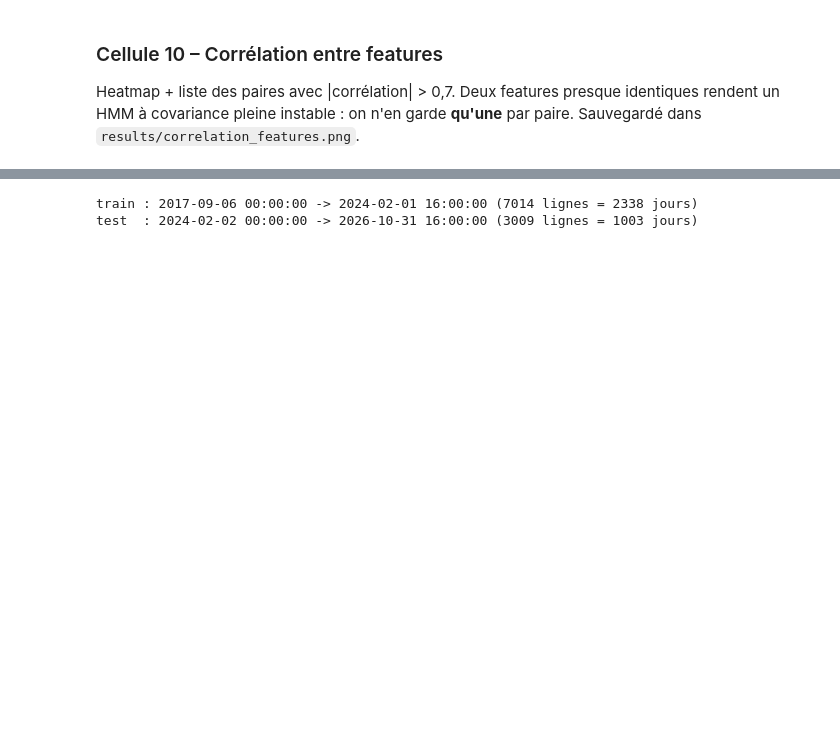
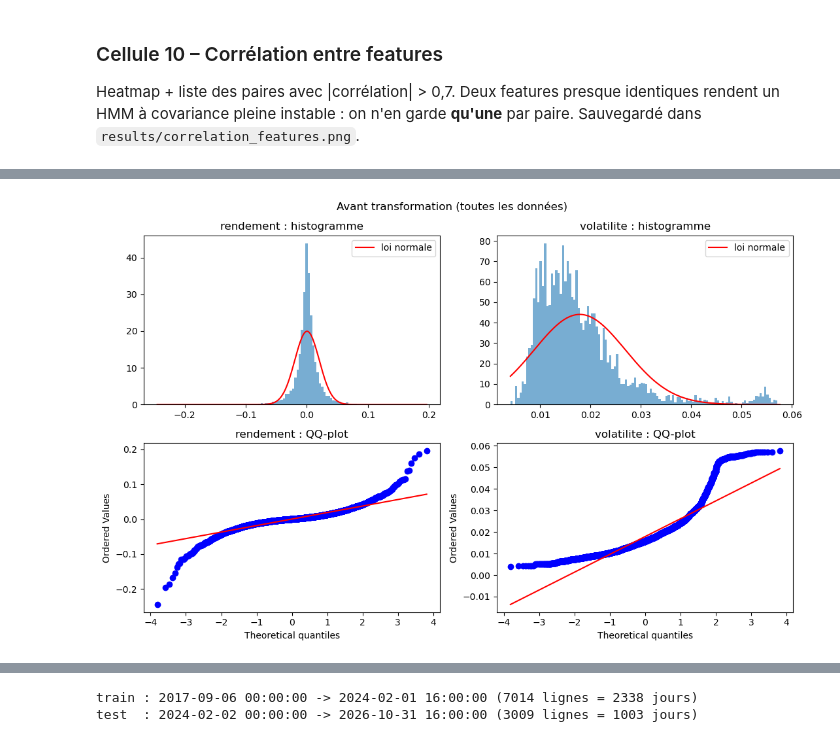
Before and after one commit to soulaimagarroury-sudo/projet-math-finance, a Jupyter notebook: notebooks/01_donnees.ipynb, the cells around one changed output, grey strips where cells are left out. Saved outputs shown, nothing was run; the diff lists cells and outputs as text; code cells hidden in the pictures; blank space fills up the shorter version.

```diff
--- a/notebooks/01_donnees.ipynb
+++ b/notebooks/01_donnees.ipynb
@@ -224,0 +317,16 @@ Paires avec |corr| > 0,7 : [('RSI', 'MACD_norm', np.float64(0.77))]
+# %%
+def graphe_normalite(D, titre, fichier):
+    """Histogramme + densité normale (ligne 1) et QQ-plot (ligne 2) pour chaque colonne de D."""
+    fig, axes = plt.subplots(2, D.shape[1], figsize=(5.5 * D.shape[1], 7), squeeze=False)
+    for j, c in enumerate(D.columns):
+        x = np.asarray(D[c], dtype=float)
+        g = np.linspace(x.min(), x.max(), 400)
+        axes[0, j].hist(x, bins=120, density=True, alpha=0.6)
+        axes[0, j].plot(g, stats.norm.pdf(g, x.mean(), x.std()), "r", label="loi normale")
+        axes[0, j].set_title(f"{c} : histogramme"); axes[0, j].legend()
+        stats.probplot(x, dist="norm", plot=axes[1, j]); axes[1, j].set_title(f"{c} : QQ-plot")
+    fig.suptitle(titre); plt.tight_layout(); plt.savefig(fichier, dpi=150); plt.show()
+
+graphe_normalite(feat[CHOIX], "Avant transformation (toutes les données)", "../results/normalite_avant.png")
+# %% [output]
+[figure, added]
```
Also changed, not shown: parts of 35 cells of this notebook, 22 other files.
